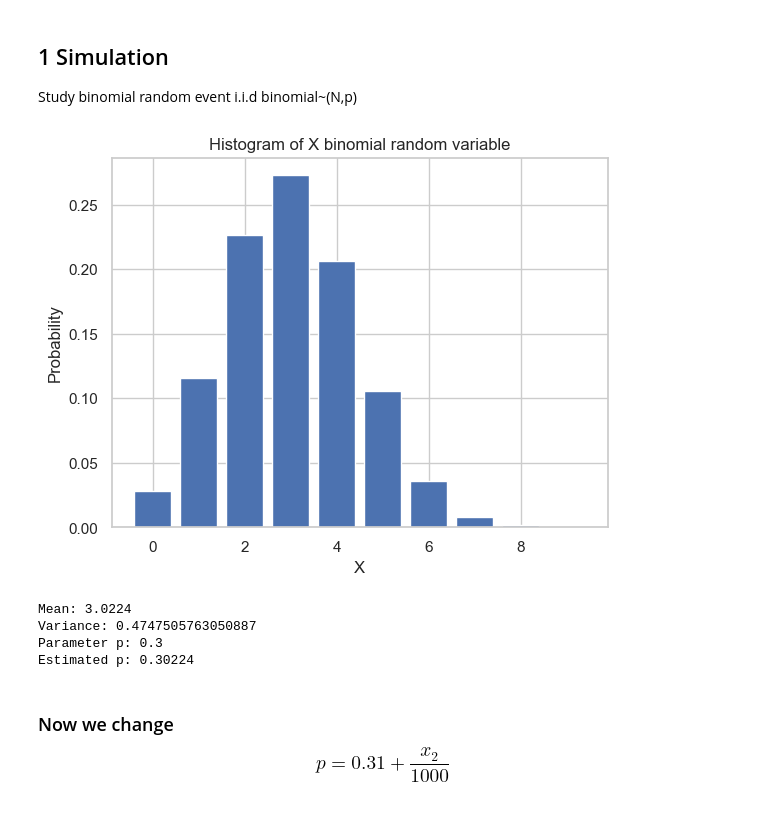
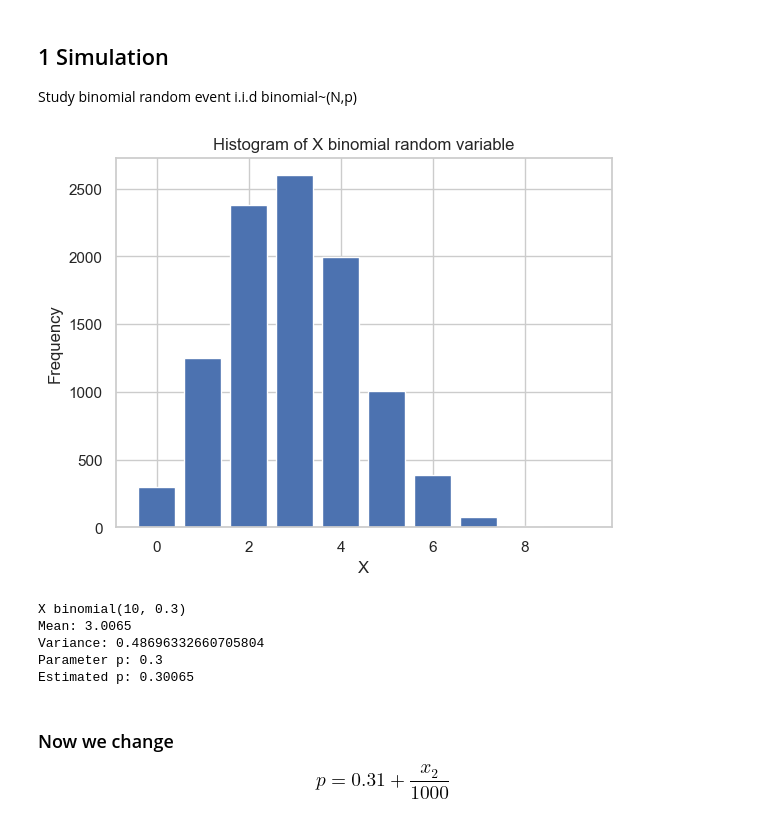
Before and after one commit to TBBdlz/stochastic_project2022, a Jupyter notebook: project.ipynb, the cells around one changed output. Drawn from its saved outputs; the diff is of its cells as text; code cells hidden in the pictures.

```diff
--- a/project.ipynb
+++ b/project.ipynb
@@ -27,0 +38,11 @@ def get_nth_x(n: int) -> int:
+# %%
+def plot_histogram(p: float, data_set: np.array, plot_den: bool = False) -> None:
+	global n, N
+	X = stats.binom.rvs(N, p, size=n)
+	# make step plot
+	plt.hist(X, bins=np.arange(0, N + 1) - 0.5, density=plot_den, rwidth=0.8)
+	plt.title("Histogram of X binomial random variable")
+	# set x and y labels
+	plt.xlabel("X")
+	plt.ylabel("Frequency")
+	plt.show()
@@ -36,32 +63,20 @@ x1, x2
 ## 1 Simulation
 Study binomial random event
 i.i.d binomial~(N,p)
-# %%
-n = 10_000
-p: float = 0.3
-N = 10
-X = stats.binom.rvs(N, p, size=n)
-mean = np.mean(X)
-variance = stats.variation(X)
-pn = mean / N # estimate bernouli parameter p
-# make step plot
-plt.hist(X, bins=np.arange(0, N + 1) - 0.5, density=True, rwidth=0.8)
-plt.title("Histogram of X binomial random variable")
-# set x and y labels
-plt.xlabel("X")
-plt.ylabel("Probability")
-plt.show()
-# %% [output]
-[figure, removed]
-# %%
-print(f"Mean: {mean}")
-print(f"Variance: {variance}")
-print(f"Parameter p: {p}")
-print(f"Estimated p: {pn}")
-# %% [output]
-Mean: 3.0224
-Variance: 0.4747505763050887
-Parameter p: 0.3
-Estimated p: 0.30224
+# %%
+p: float = 0.3
+X = stats.binom.rvs(N, p, size=n)
+mean, variance, pn = get_statistical_values(X)
+plot_histogram(p, X)
+# %% [output]
+[figure, added]
+# %%
+display_statistical_values(p, pn, mean, variance)
+# %% [output]
+X binomial(10, 0.3)
+Mean: 3.0065
+Variance: 0.48696332660705804
+Parameter p: 0.3
+Estimated p: 0.30065
 # %% [markdown]
 ### Now we change $$p = 0.31 + \frac{x_2}{1000}$$
```
Also changed, not shown: parts of 12 cells of this notebook.
